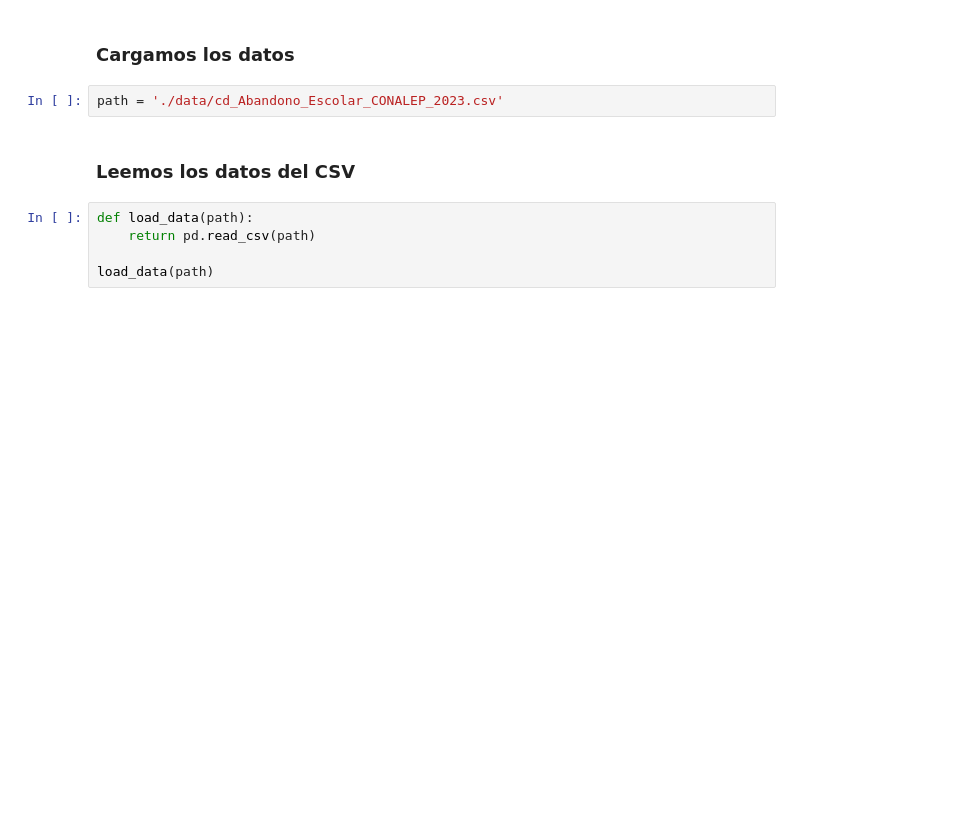
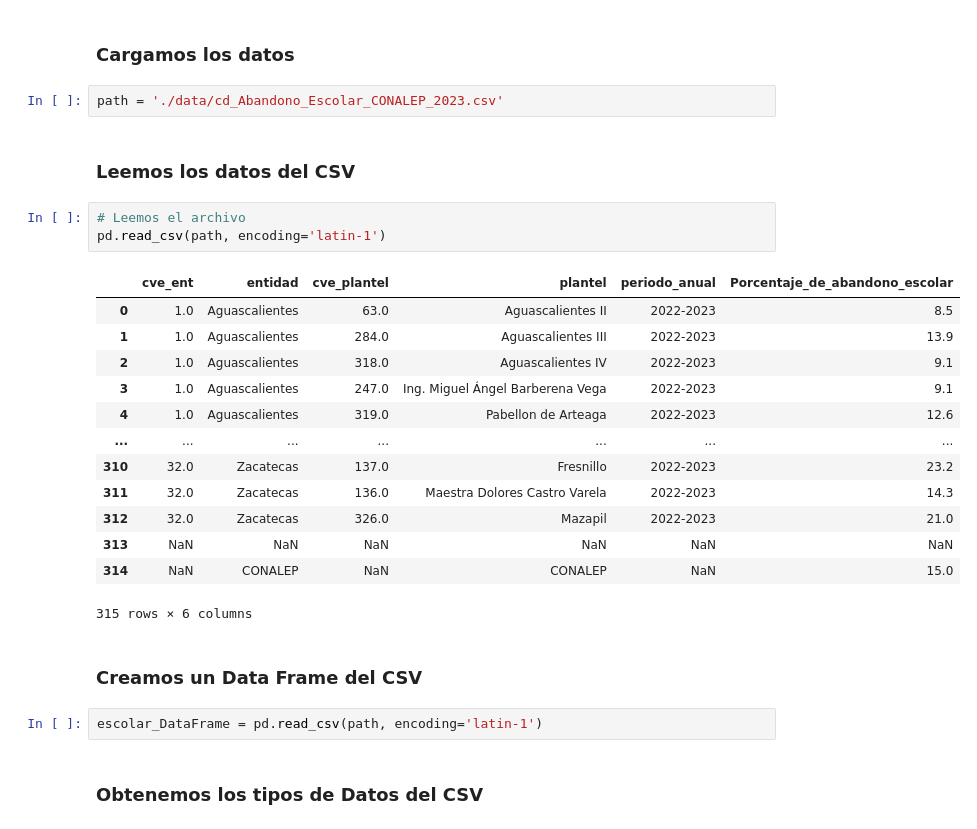
Before and after one commit to CarlosCastanon2099/Inteligencia-Artificial, a Jupyter notebook: Practicas/Practica-07/practica_07.ipynb, the cells around one changed output. Drawn from its saved outputs; the diff is of its cells as text; blank space fills up the shorter version.

```diff
--- a/Practicas/Practica-07/practica_07.ipynb
+++ b/Practicas/Practica-07/practica_07.ipynb
@@ -43,8 +45,26 @@ from sklearn.pipeline import Pipeline
 path = './data/cd_Abandono_Escolar_CONALEP_2023.csv'
 # %% [markdown]
 ### **Leemos los datos del CSV**
-# %%
-def load_data(path):
-    return pd.read_csv(path)
-
-load_data(path)
+# %%
+# Leemos el archivo
+pd.read_csv(path, encoding='latin-1')
+# %% [output]
+|  | cve_ent | entidad | cve_plantel | plantel | periodo_anual | Porcentaje_de_abandono_escolar |
+| 0 | 1.0 | Aguascalientes | 63.0 | Aguascalientes II | 2022-2023 | 8.5 |
+| 1 | 1.0 | Aguascalientes | 284.0 | Aguascalientes III | 2022-2023 | 13.9 |
+| 2 | 1.0 | Aguascalientes | 318.0 | Aguascalientes IV | 2022-2023 | 9.1 |
+| 3 | 1.0 | Aguascalientes | 247.0 | Ing. Miguel Ángel Barberena Vega | 2022-2023 | 9.1 |
+| 4 | 1.0 | Aguascalientes | 319.0 | Pabellon de Arteaga | 2022-2023 | 12.6 |
+| ... | ... | ... | ... | ... | ... | ... |
+| 310 | 32.0 | Zacatecas | 137.0 | Fresnillo | 2022-2023 | 23.2 |
+| 311 | 32.0 | Zacatecas | 136.0 | Maestra Dolores Castro Varela | 2022-2023 | 14.3 |
+| 312 | 32.0 | Zacatecas | 326.0 | Mazapil | 2022-2023 | 21.0 |
+| 313 | NaN | NaN | NaN | NaN | NaN | NaN |
+| 314 | NaN | CONALEP | NaN | CONALEP | NaN | 15.0 |
+315 rows × 6 columns
+# %% [markdown]
+### **Creamos un Data Frame del CSV**
+# %%
+escolar_DataFrame = pd.read_csv(path, encoding='latin-1')
+# %% [markdown]
+### **Obtenemos los tipos de Datos del CSV**
```
Also changed, not shown: parts of 16 cells of this notebook.
